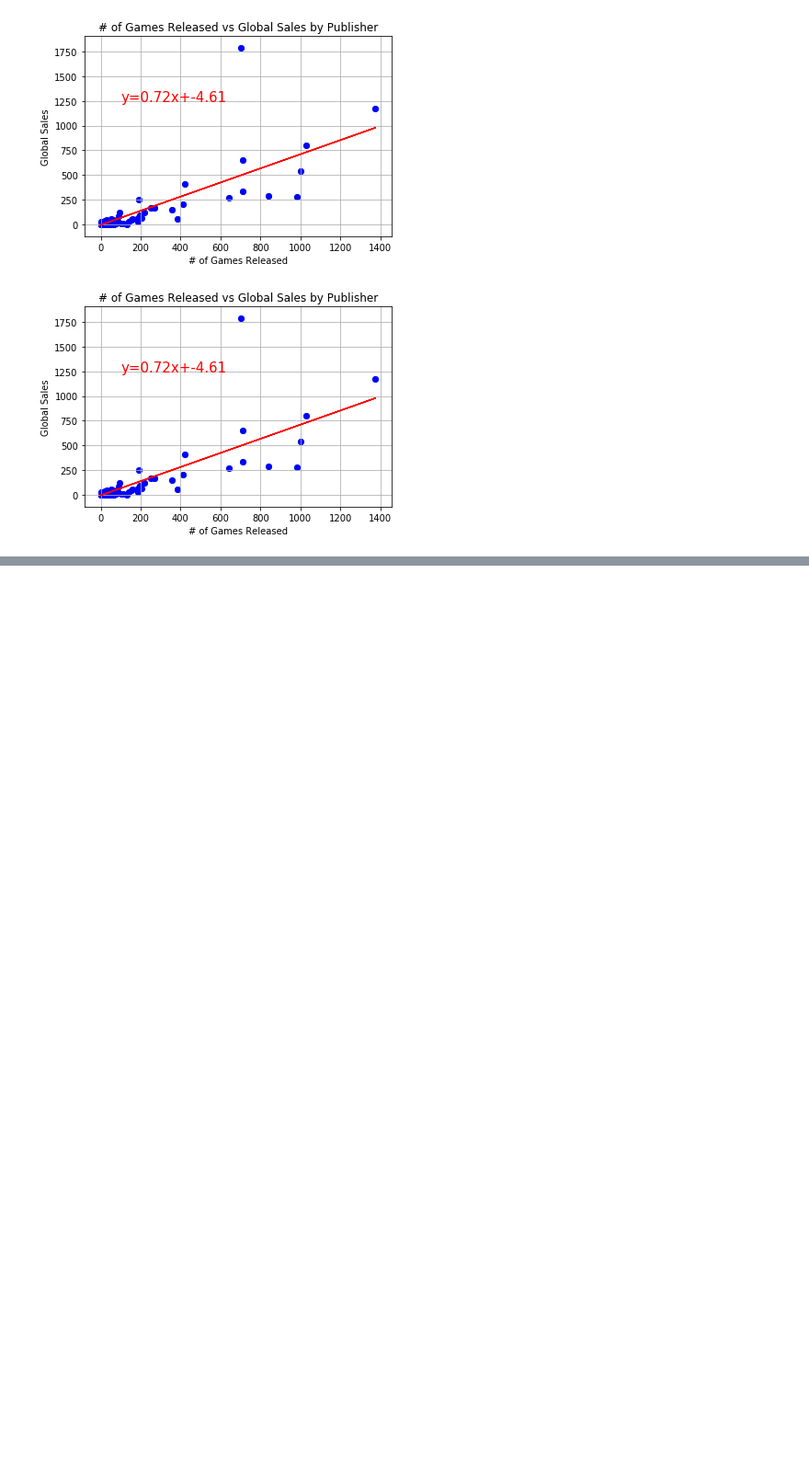
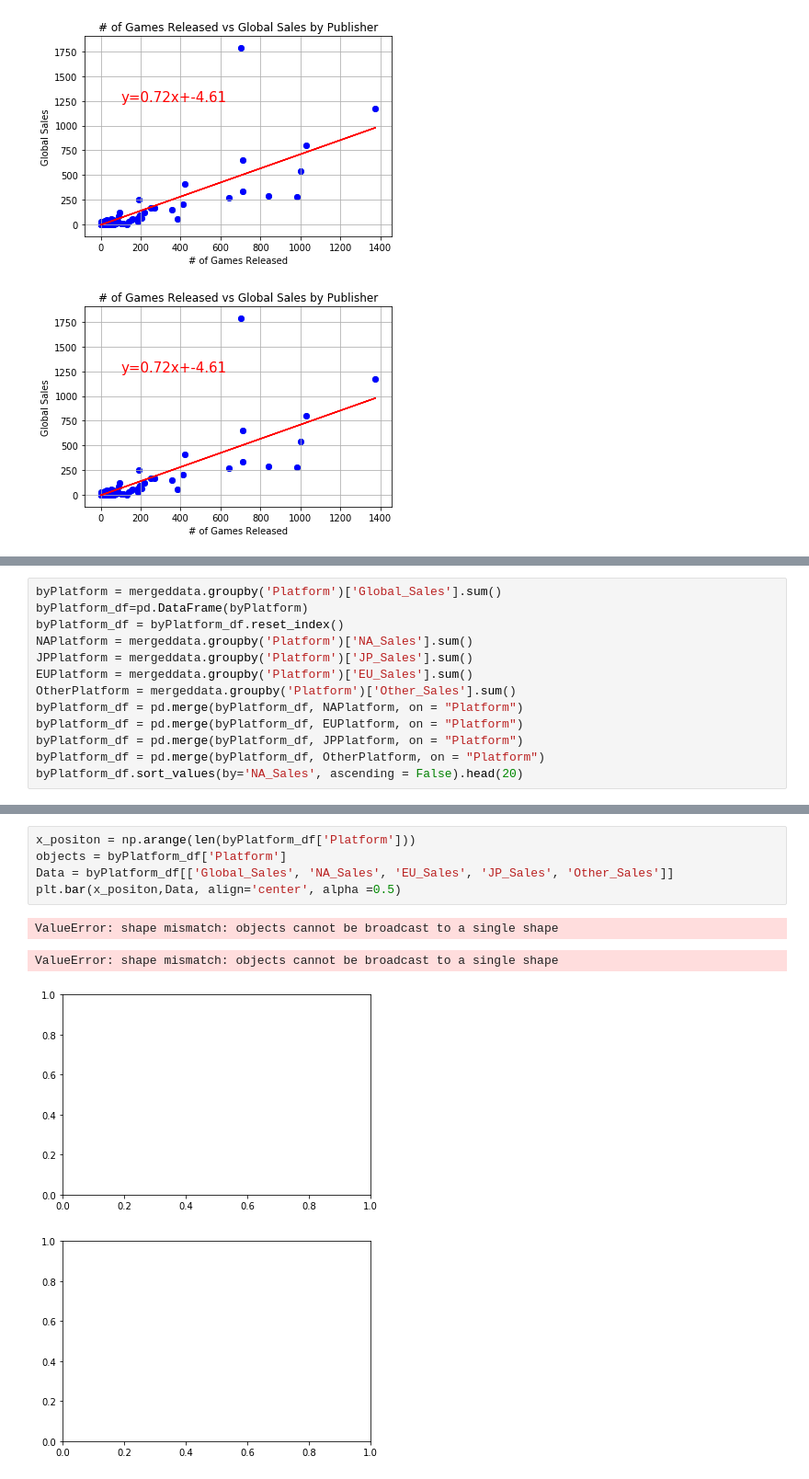
Before and after one commit to tylerspck/Video_Game_Sale_Analysis, a Jupyter notebook: Untitled.ipynb, the cells around one changed output, grey strips where cells are left out. Shown: that part at 92% size. Cells and saved outputs as stored; diff of their text form; blank space fills up the shorter version.

```diff
--- a/Untitled.ipynb
+++ b/Untitled.ipynb
@@ -226,3 +229,16 @@ mergeddata.sort_values(by="NA_Sales", ascending = False).head(40)
 | 39 | Super Smash Bros. Brawl | Wii | 2008.0 | Fighting | Nintendo | 6.62 | 2.55 | 2.66 | 1.01 | ... |
 | 20 | Pokemon Diamond/Pokemon Pearl | DS | 2006.0 | Role-Playing | Nintendo | 6.38 | 4.46 | 6.04 | 1.36 | ... |
 | 1 | Call of Duty: Black Ops 3 | PS4 | 2015.0 | Shooter | Activision | 6.18 | 6.05 | 0.41 | 2.44 | ... |
+# %%
+byPlatform = mergeddata.groupby('Platform')['Global_Sales'].sum()
+byPlatform_df=pd.DataFrame(byPlatform)
+byPlatform_df = byPlatform_df.reset_index()
+NAPlatform = mergeddata.groupby('Platform')['NA_Sales'].sum()
+JPPlatform = mergeddata.groupby('Platform')['JP_Sales'].sum()
+EUPlatform = mergeddata.groupby('Platform')['EU_Sales'].sum()
+OtherPlatform = mergeddata.groupby('Platform')['Other_Sales'].sum()
+byPlatform_df = pd.merge(byPlatform_df, NAPlatform, on = "Platform")
+byPlatform_df = pd.merge(byPlatform_df, EUPlatform, on = "Platform")
+byPlatform_df = pd.merge(byPlatform_df, JPPlatform, on = "Platform")
+byPlatform_df = pd.merge(byPlatform_df, OtherPlatform, on = "Platform")
+byPlatform_df.sort_values(by='NA_Sales', ascending = False).head(20)
@@ -228,0 +280,10 @@ mergeddata.sort_values(by="NA_Sales", ascending = False).head(40)
+# %%
+x_positon = np.arange(len(byPlatform_df['Platform']))
+objects = byPlatform_df['Platform']
+Data = byPlatform_df[['Global_Sales', 'NA_Sales', 'EU_Sales', 'JP_Sales', 'Other_Sales']]
+plt.bar(x_positon,Data, align='center', alpha =0.5)
+# %% [output]
+ValueError: shape mismatch: objects cannot be broadcast to a single shape
+ValueError: shape mismatch: objects cannot be broadcast to a single shape
+[figure, added]
+[figure, added]
```
Also changed, not shown: parts of 2 cells of this notebook.
